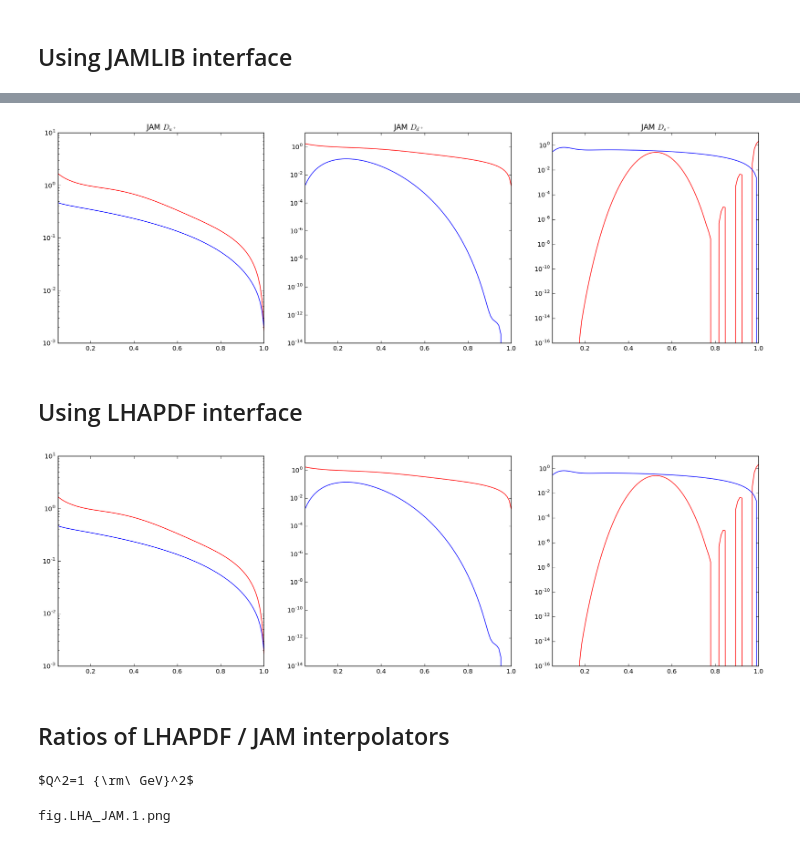
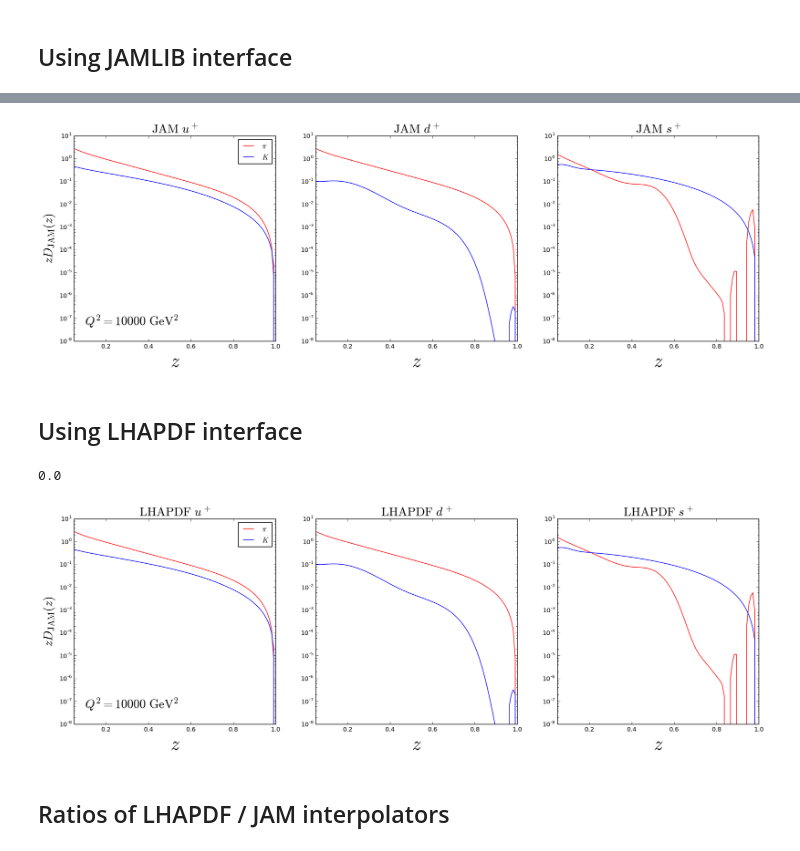
Before and after one commit to brash99/JAMLIB, a Jupyter notebook: LHAPDF/test.ipynb, the cells around one changed output, grey strips where cells are left out. Saved outputs shown, nothing was run; the diff lists cells and outputs as text; code cells hidden in the pictures.

```diff
--- a/LHAPDF/test.ipynb
+++ b/LHAPDF/test.ipynb
@@ -50,7 +50,7 @@ loading tables [100%]
 #zD(z) for kaons and pions using JAM
 
 post = 10
-Q2 = 1.
+Q2 = 10000.  #1.17210230e+02
 
 zpi_JAM = []
 zk_JAM = []
@@ -60,37 +60,50 @@ for f in ['g','up','dp','sp','cp','bp']:
 # %%
 #Plot using JAM
 
 fig = plt.figure(figsize=(20,6))
 
 plt.subplot(1,3,1)
-plt.plot(z,zpi_JAM[1],'r-',label='u $\pi$')
-plt.plot(z,zk_JAM[1],'b-',label='u $K$')
+plt.plot(z,zpi_JAM[1],'r-',label='$\pi$')
+plt.plot(z,zk_JAM[1],'b-',label='$K$')
 #plt.axis([0.05,1,0,1.5]);
 plt.xlim(0.05,1.0)
 plt.yscale('log')
-plt.title(r'JAM $D_{u^+}$')
+plt. ylim(1e-8,10)
+plt.title(r'${\rm JAM\ } u^+$',size=20)
+plt.xlabel('$z$', fontsize=30) #Label x axis
+plt.ylabel('$zD_{\\rm JAM}(z)$',fontsize=20) # Label y axis
+plt.text(0.1,5e-8,r'$Q^2=%0.0f {\rm\ GeV}^2$'%Q2 ,fontsize=20)
+plt.legend()
+
 
 plt.subplot(1,3,2)
-plt.plot(z,zpi_JAM[2],'r-',label='d $\pi$')
-plt.plot(z,zk_JAM[2],'b-',label='d $K$')
+plt.plot(z,zpi_JAM[2],'r-',label='$\pi$')
+plt.plot(z,zk_JAM[2],'b-',label='$K$')
 #plt.axis([0.05,1,0,1.5]);
 plt.xlim(0.05,1.0)
 plt.yscale('log')
-plt.title(r'JAM $D_{d^+}$')
+plt. ylim(1e-8,10)
+plt.title(r'${\rm JAM\ } d^+$',size=20)
+plt.xlabel('$z$', fontsize=30) #Label x axis
+#plt.legend()
+
 
 plt.subplot(1,3,3)
-plt.plot(z,zpi_JAM[3],'r-',label='s $\pi$')
-plt.plot(z,zk_JAM[3],'b-',label='s $K$')
+plt.plot(z,zpi_JAM[3],'r-',label='$\pi$')
+plt.plot(z,zk_JAM[3],'b-',label='$K$')
 #plt.axis([0.05,1,0,1.5]);
 plt.xlim(0.05,1.0)
 plt.yscale('log')
-plt.title(r'JAM $D_{s^+}$')
+plt.ylim(1e-8,10)
+plt.title(r'${\rm JAM\ } s^+$',size=20)
+plt.xlabel('$z$', fontsize=30) #Label x axis
+#plt.legend()
 
 plt.savefig('fig.JAM.%0.0f.png'%Q2)
 
 #plt.show()
 # %% [output]
-[figure, old version]
+[figure, new version]
 # %% [markdown]
 ## Using LHAPDF interface
 # %%
@@ -105,34 +118,53 @@ zk_lha = []
 for f in [21,2,1,3,4,5]:
   zpi_lha.append([lhapdfffpi.xfxQ2(f,z[i],Q2) for i in range(len(z))])
   zk_lha.append([lhapdfffk.xfxQ2(f,z[i],Q2) for i in range(len(z))])
+# %%
+print lhapdfffk.xfxQ2(-2,0.2,10.)
+# %% [output]
+0.0
 # %%
 #Plot using lhapdf
 fig = plt.figure(figsize=(20,6))
 
 plt.subplot(1,3,1) # up
-plt.plot(z,zpi_lha[1],'r-',label='u $\pi$')
-plt.plot(z,zk_lha[1],'b-',label='u $K$')
+plt.plot(z,zpi_lha[1],'r-',label='$\pi$')
+plt.plot(z,zk_lha[1],'b-',label='$K$')
 #plt.axis([0.05,1,0,1.4])
 plt.xlim(0.05,1.0)
 plt.yscale('log')
+plt. ylim(1e-8,10)
+plt.title(r'${\rm LHAPDF\ } u^+$',size=20)
+plt.xlabel('$z$', fontsize=30) #Label x axis
+plt.ylabel('$zD_{\\rm JAM}(z)$',fontsize=20) # Label y axis
+plt.text(0.1,5e-8,r'$Q^2=%0.0f {\rm\ GeV}^2$'%Q2 ,fontsize=20)
+plt.legend()
+
 
 plt.subplot(1,3,2)
-plt.plot(z,zpi_lha[2],'r-',label='d $\pi$')
-plt.plot(z,zk_lha[2],'b-',label='d $K$')
+plt.plot(z,zpi_lha[2],'r-',label='$\pi$')
+plt.plot(z,zk_lha[2],'b-',label='$K$')
 #plt.axis([0.05,1,0,1.4])
 plt.xlim(0.05,1.0)
+plt.ylim(1e-8,10)
 plt.yscale('log')
+plt.title(r'${\rm LHAPDF\ } d^+$',size=20)
+plt.xlabel('$z$', fontsize=30) #Label x axis
+#plt.legend()
 
 plt.subplot(1,3,3)
-plt.plot(z,zpi_lha[3],'r-',label='s $\pi$')
-plt.plot(z,zk_lha[3],'b-',label='s $K$')
+plt.plot(z,zpi_lha[3],'r-',label='$\pi$')
+plt.plot(z,zk_lha[3],'b-',label='$K$')
 #plt.axis([0.05,1,0,1.4])
 plt.xlim(0.05,1.0)
+plt.ylim(1e-8,10)
 plt.yscale('log')
+plt.title(r'${\rm LHAPDF\ } s^+$',size=20)
+plt.xlabel('$z$', fontsize=30) #Label x axis
+#plt.legend()
 
 plt.show()
 # %% [output]
-[figure, old version]
+[figure, new version]
 # %% [markdown]
 ## Ratios of LHAPDF / JAM interpolators
 # %%
@@ -143,14 +175,6 @@ rk = []
 for f in [0,1,2,3,4,5]:
   rpi.append([zpi_JAM[f][i]/zpi_lha[f][i] for i in range(len(z))])
   rk.append([zk_JAM[f][i]/zk_lha[f][i] for i in range(len(z))])
-# %%
-print r'$Q^2=%0.0f {\rm\ GeV}^2$'%Q2
-# %% [output]
-$Q^2=1 {\rm\ GeV}^2$
-# %%
-print 'fig.LHA_JAM.%0.0f.png'%Q2
-# %% [output]
-fig.LHA_JAM.1.png
 # %%
 fig = plt.figure(figsize=(20,6))
 
```
Also changed, not shown: parts of 3 cells of this notebook, 1 other file.
